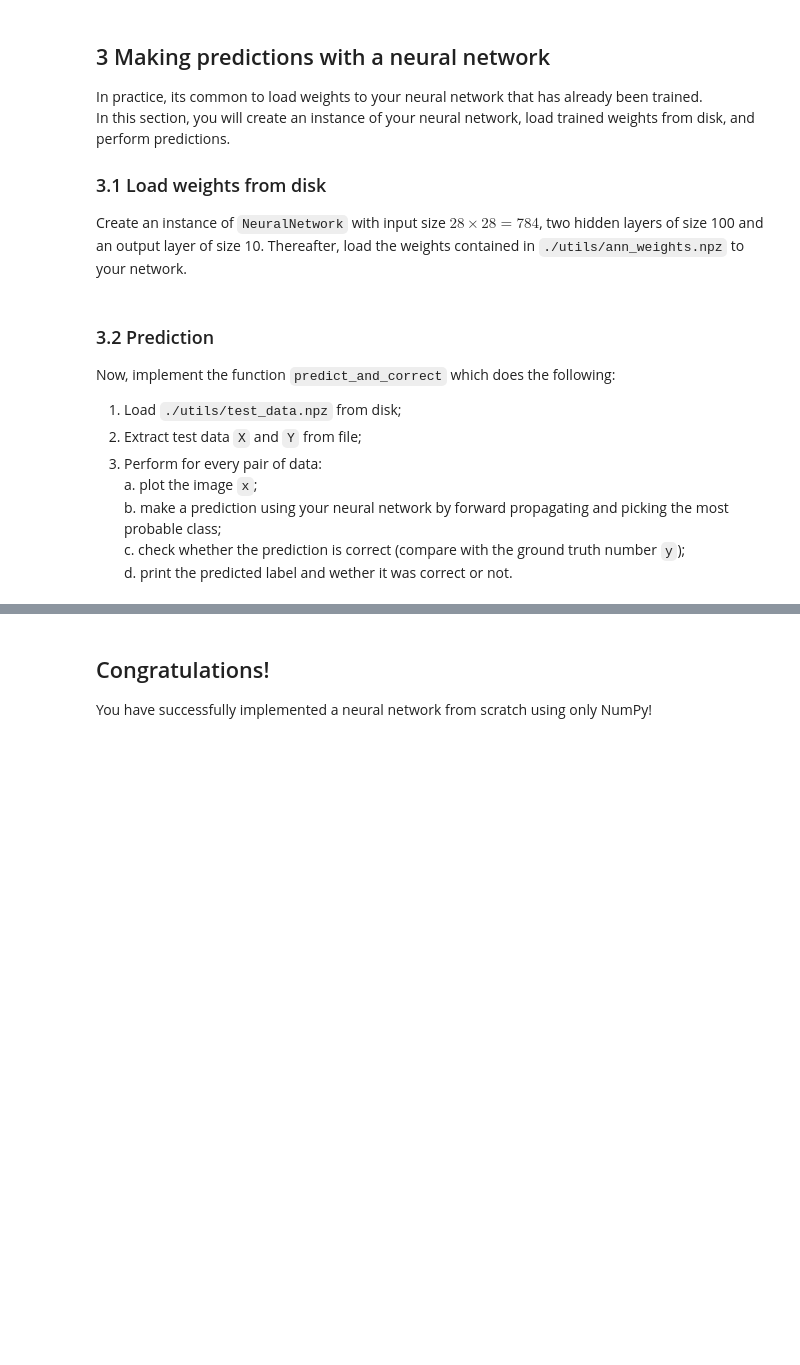
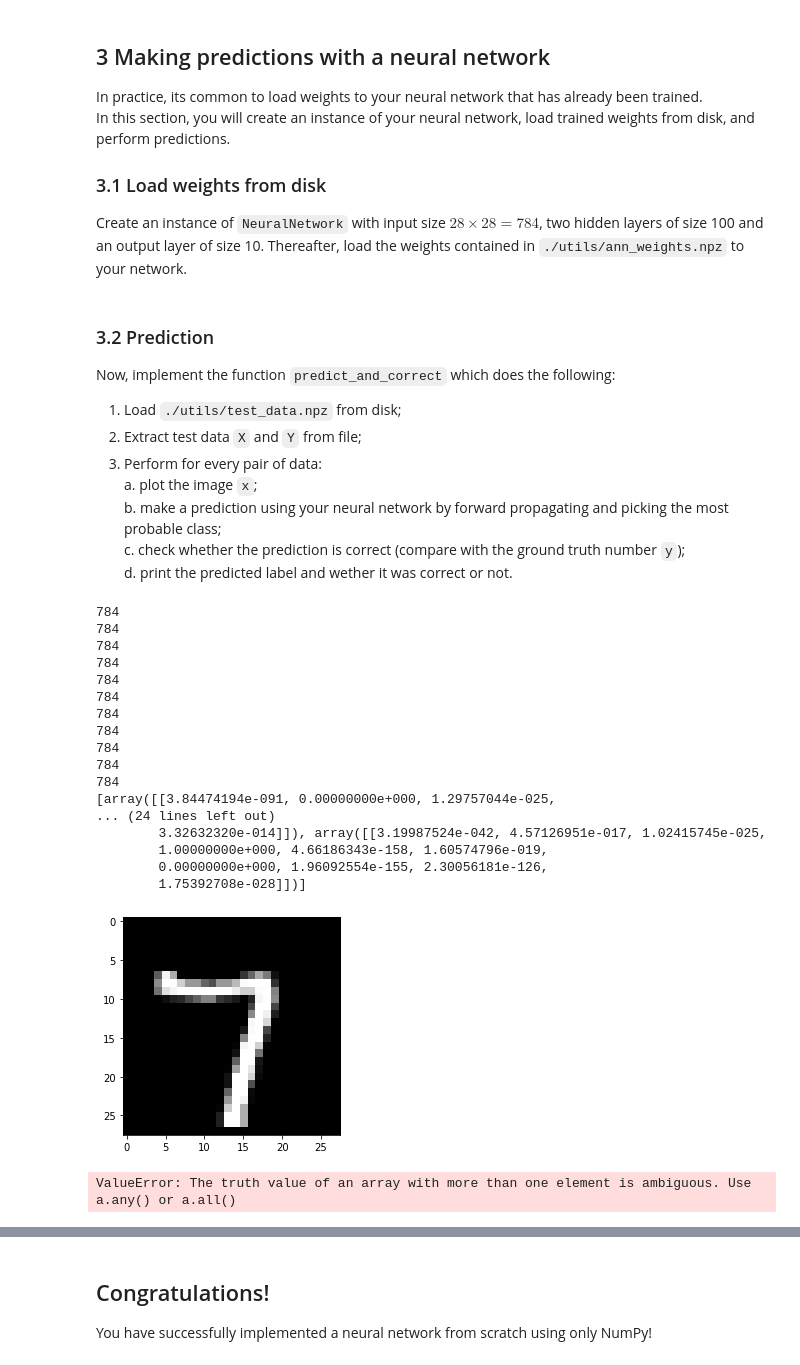
Before and after one commit to minwuh0811/deep-machine-learning, a Jupyter notebook: home-assignments/IHA1/IHA1.ipynb, the cells around one changed output, grey strips where cells are left out. Saved outputs shown, nothing was run; the diff lists cells and outputs as text; code cells hidden in the pictures; blank space fills up the shorter version.

```diff
--- a/home-assignments/IHA1/IHA1.ipynb
+++ b/home-assignments/IHA1/IHA1.ipynb
@@ -604,8 +610,12 @@ class NeuralNetwork:
                   Has type 'list' containing layers of type 'Layer'
         """
 
-        self.input_n = None # TODO
-        self.layers = None # TODO
+        self.input_n = input_n # TODO
+        self.layers=[]
+        for i in range(0,len(layer_dims)-1):
+            self.layers.append(Layer(input_n, layer_dims[i]))
+            input_n=layer_dims[i]
+        self.layers.append(Layer(input_n, layer_dims[-1],softmax))
         # YOUR CODE HERE
 
     def forward_prop(self, x):
@@ -620,9 +630,10 @@ class NeuralNetwork:
         a - the output of the last layer after forward propagating through the every layer in 'layers'.
             Should have the dimension (BATCH_SIZE, layers[-1].w.shape[1]) and type 'numpy.ndarray'
         """
-        a = None # TODO
+        for layer in self.layers:
+            x=layer.forward_prop(x)
+        a=x
         # YOUR CODE HERE
-
         return a
 # %%
 # test case
@@ -635,7 +648,9 @@ In this section, you will create an instance of your neural network, load traine
 ### 3.1 Load weights from disk
 Create an instance of `NeuralNetwork` with input size $28 \times 28 = 784$, two hidden layers of size 100 and an output layer of size 10. Thereafter, load the weights contained in `./utils/ann_weights.npz` to your network.
 # %%
-ann = None # TODO: create instance of ann
+input_n=784
+layer_dims=[100,100,10]
+ann = NeuralNetwork(input_n,layer_dims)
 # YOUR CODE HERE
 
 # load weights
@@ -656,29 +671,53 @@ Now, implement the function `predict_and_correct` which does the following:
 # %%
 def predict_and_correct(ann):
     """ Load test data from file and predict using your neural network.
     Make a prediction for ever data sample and print it along with wether it was a correct prediction or not
 
     Arguments:
     ann - the neural network to use for prediction. Has type `NeuralNetwork`
 
     Returns: # for test case purposes
     A `numpy.ndarray` of predicted classes (integers [0-9]) with shape (11,)
     """
     data = np.load('./utils/test_data.npz')
     X, cls = data['X'], data['Y']
 
-    cls_preds = None # TODO: make a predicted number for every image in X
+    for i in X:
+        print(len(i))
+
+    cls_preds = [maxann.forward_prop(i) for i in X]  # TODO: make a predicted number for every image in X
+    print(cls_preds)
     # YOUR CODE HERE
 
     for i in range(len(X)):
         plt.imshow(X[i].reshape(28,28), cmap='gray')
         plt.show()
         correct = cls_preds[i] == cls[i]
         print('The prediction was {0}, it was {1}!'.format(cls_preds[i], 'correct' if correct else 'incorrect'))
 
     return cls_preds
 
 cls_pred = predict_and_correct(ann)
+# %% [output]
+784
+784
+784
+784
+784
+784
+784
+784
+784
+784
+784
+[array([[3.84474194e-091, 0.00000000e+000, 1.29757044e-025,
+... (24 lines left out)
+        3.32632320e-014]]), array([[3.19987524e-042, 4.57126951e-017, 1.02415745e-025,
+        1.00000000e+000, 4.66186343e-158, 1.60574796e-019,
+        0.00000000e+000, 1.96092554e-155, 2.30056181e-126,
+        1.75392708e-028]])]
+[figure, added]
+ValueError: The truth value of an array with more than one element is ambiguous. Use a.any() or a.all()
 # %%
 # final test case
 test_predict_and_correct_answer(cls_pred)
```
Also changed, not shown: parts of 7 cells of this notebook.
